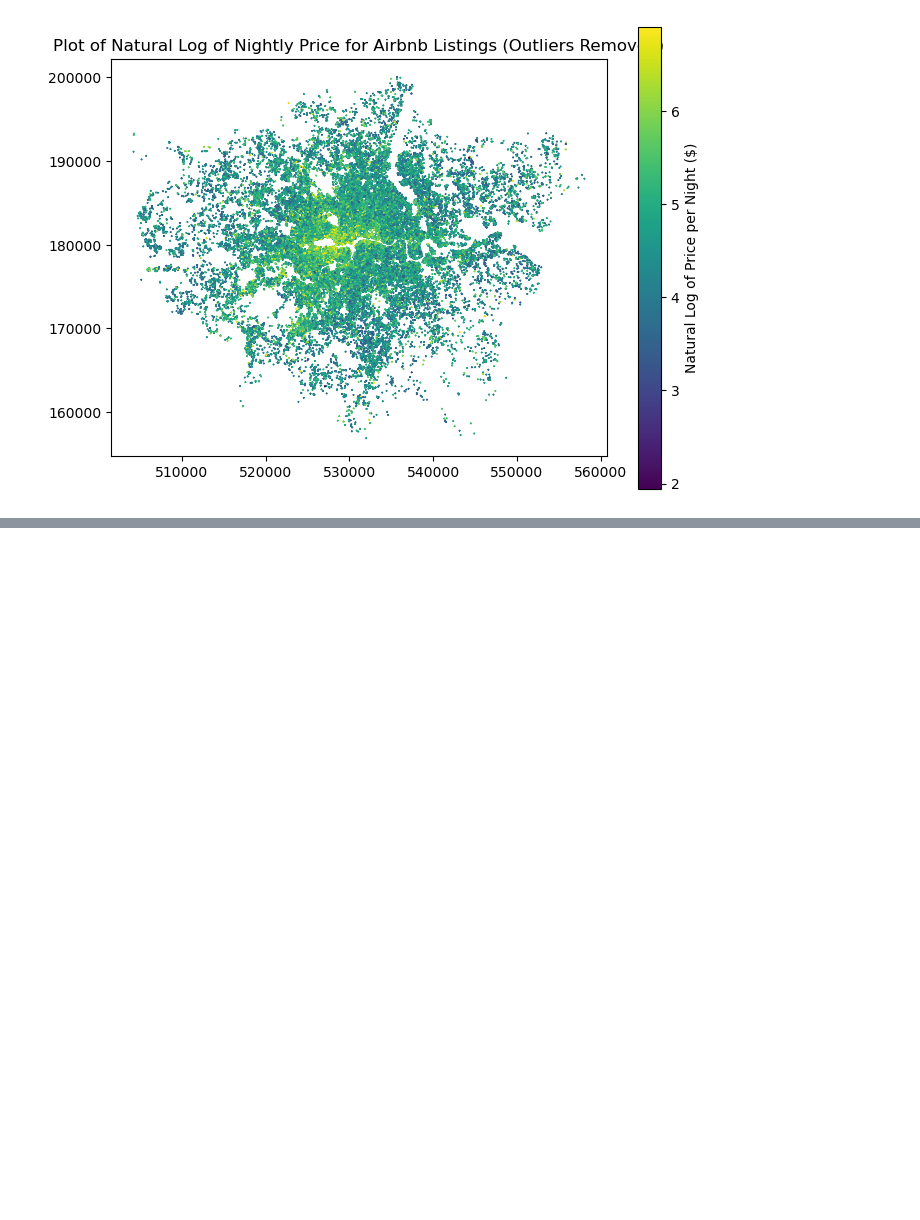
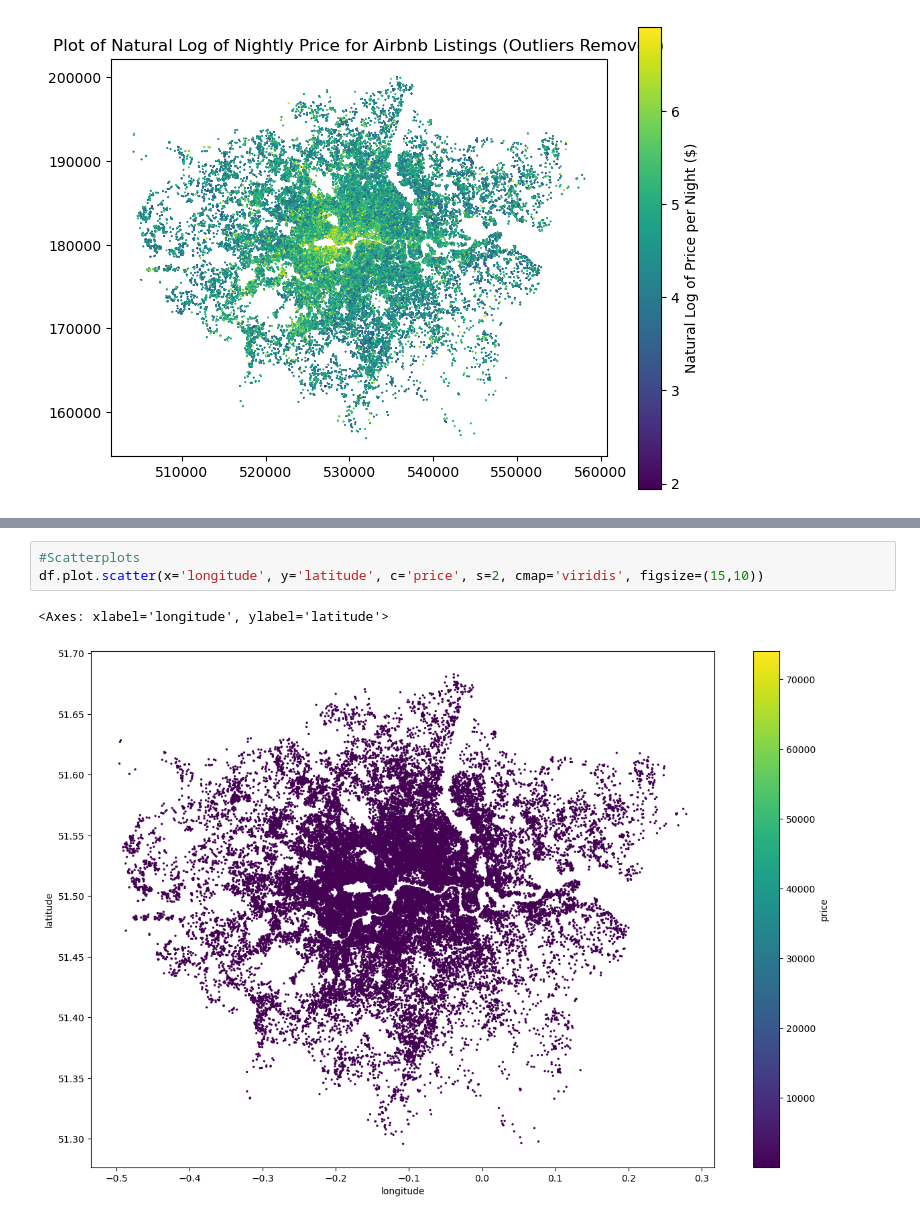
Before and after one commit to yjzhou217/The-Universe-s-Premier-F, a Jupyter notebook: code-draft.ipynb, the cells around one changed output, grey strips where cells are left out. Drawn from its saved outputs; the diff is of its cells as text; blank space fills up the shorter version.

```diff
--- a/code-draft.ipynb
+++ b/code-draft.ipynb
@@ -466,0 +563,6 @@ ax.set_title("Plot of Natural Log of Nightly Price for Airbnb Listings (Outliers
+# %%
+#Scatterplots
+df.plot.scatter(x='longitude', y='latitude', c='price', s=2, cmap='viridis', figsize=(15,10))
+# %% [output]
+<Axes: xlabel='longitude', ylabel='latitude'>
+[figure, added]
```
Also changed, not shown: parts of 38 cells of this notebook, 5 other files.
